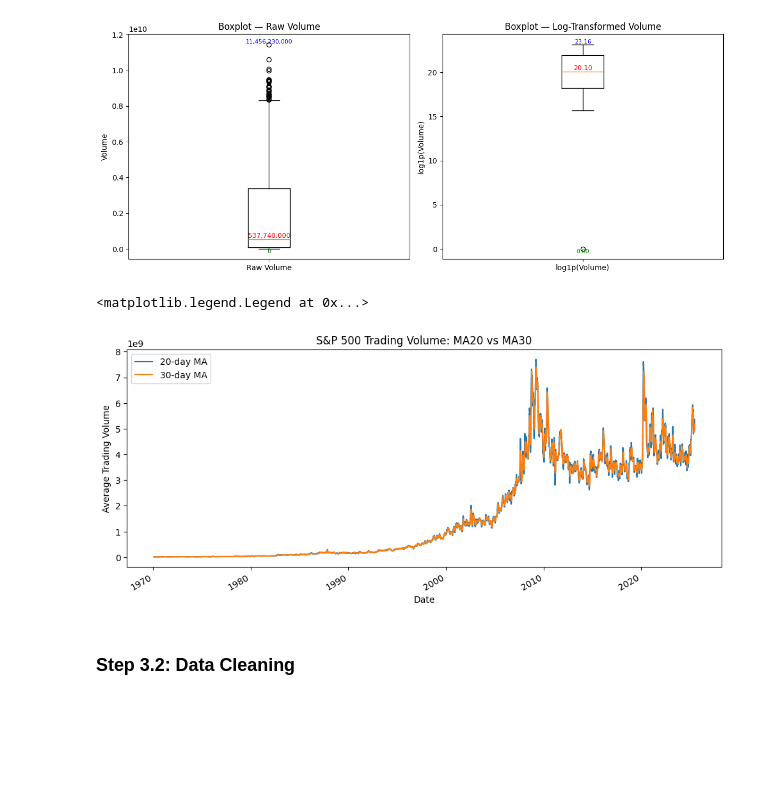
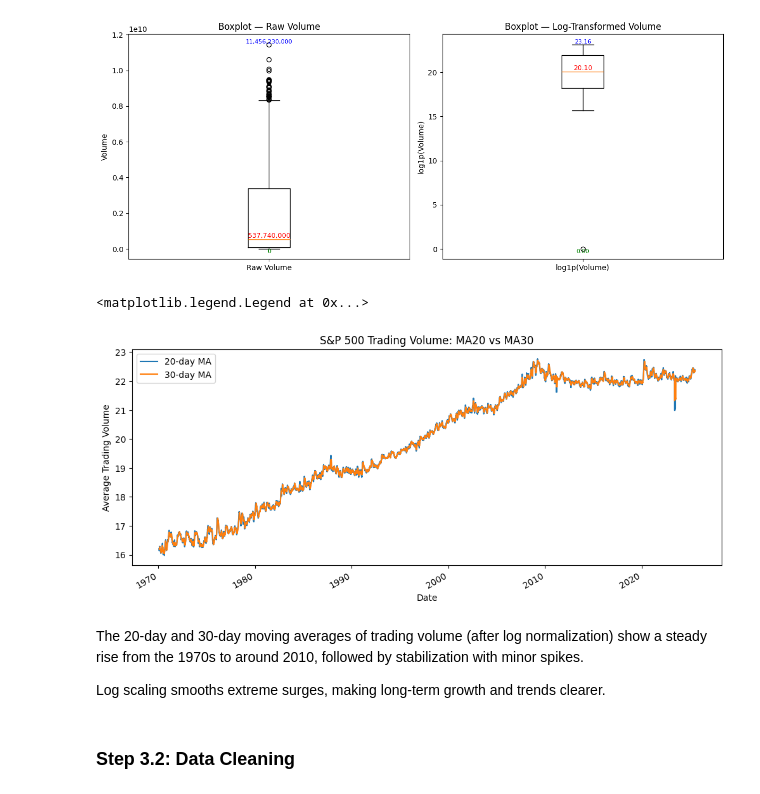
Before and after one commit to sgirabin/nyp-iti105-project, a Jupyter notebook: ITI105_Project_Implementation_IsakRabin(4466624P).ipynb, the cells around one changed output. Drawn from its saved outputs; the diff is of its cells as text; code cells hidden in the pictures; blank space fills up the shorter version.

```diff
--- a/ITI105_Project_Implementation_IsakRabin(4466624P).ipynb
+++ b/ITI105_Project_Implementation_IsakRabin(4466624P).ipynb
@@ -555,17 +609,23 @@ fig.show()
 # %%
 # Calculate 20-day and 30-day moving averages of Volume
 volume = raw_data.copy()
-volume["Volume_MA20"] = volume["Volume"].rolling(window=20).mean()
-volume["Volume_MA30"] = volume["Volume"].rolling(window=30).mean()
+raw_volume = volume["Volume"].dropna()
+volume['log_volume'] = np.log1p(raw_volume)
+volume["Volume_MA20"] = volume['log_volume'].rolling(window=20).mean()
+volume["Volume_MA30"] = volume['log_volume'].rolling(window=30).mean()
 
 # Plot both on the same chart
 ax = volume[["Volume_MA20", "Volume_MA30"]].plot(figsize=(12,5),
                                                    title="S&P 500 Trading Volume: MA20 vs MA30")
 ax.set_ylabel("Average Trading Volume")
 ax.legend(["20-day MA", "30-day MA"])
 # %% [output]
 <matplotlib.legend.Legend at 0x...>
-[figure, old version]
+[figure, new version]
+# %% [markdown]
+The 20-day and 30-day moving averages of trading volume (after log normalization) show a steady rise from the 1970s to around 2010, followed by stabilization with minor spikes.
+
+Log scaling smooths extreme surges, making long-term growth and trends clearer.
 # %% [markdown]
 ### Step 3.2: Data Cleaning
 # %%
```
Also changed, not shown: parts of 38 cells of this notebook.
